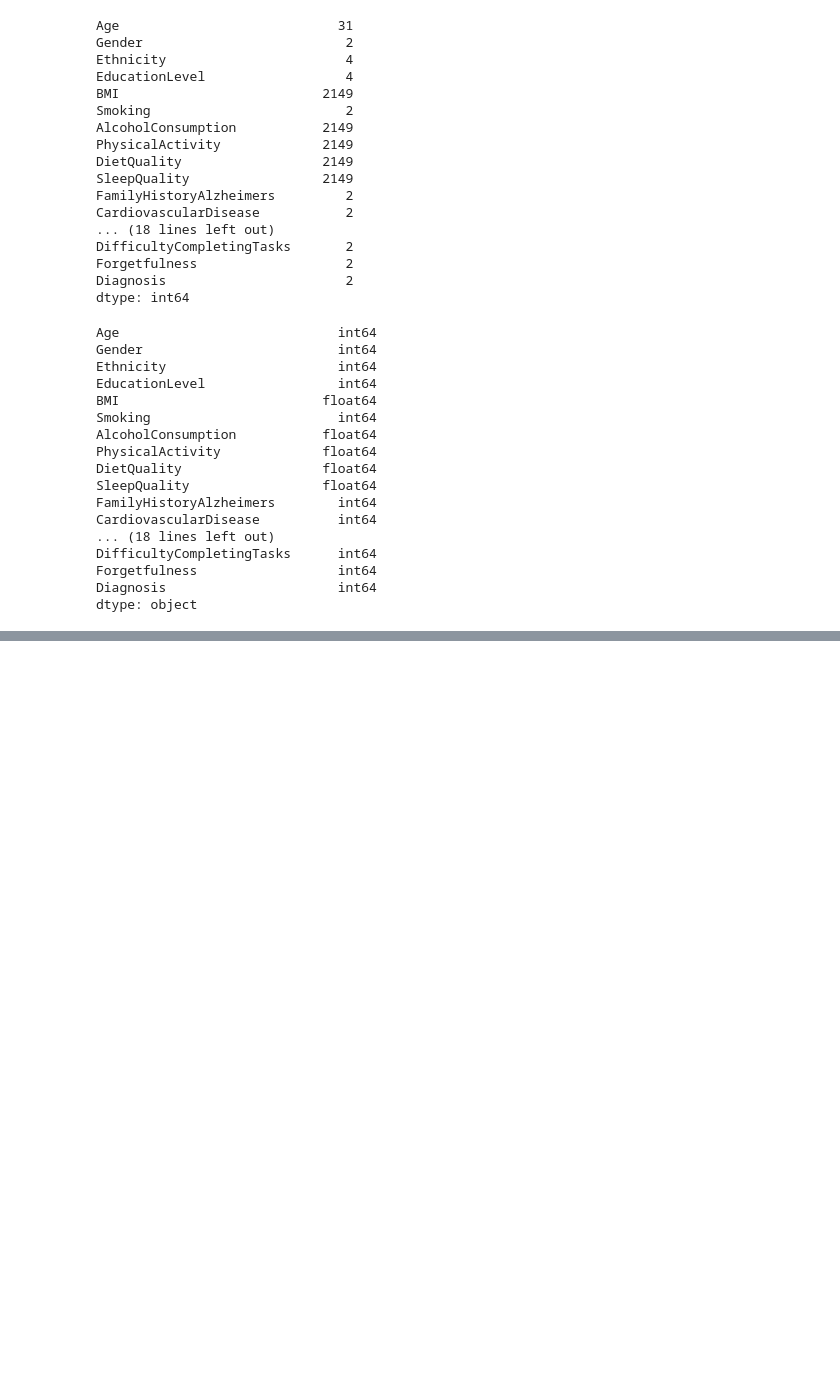
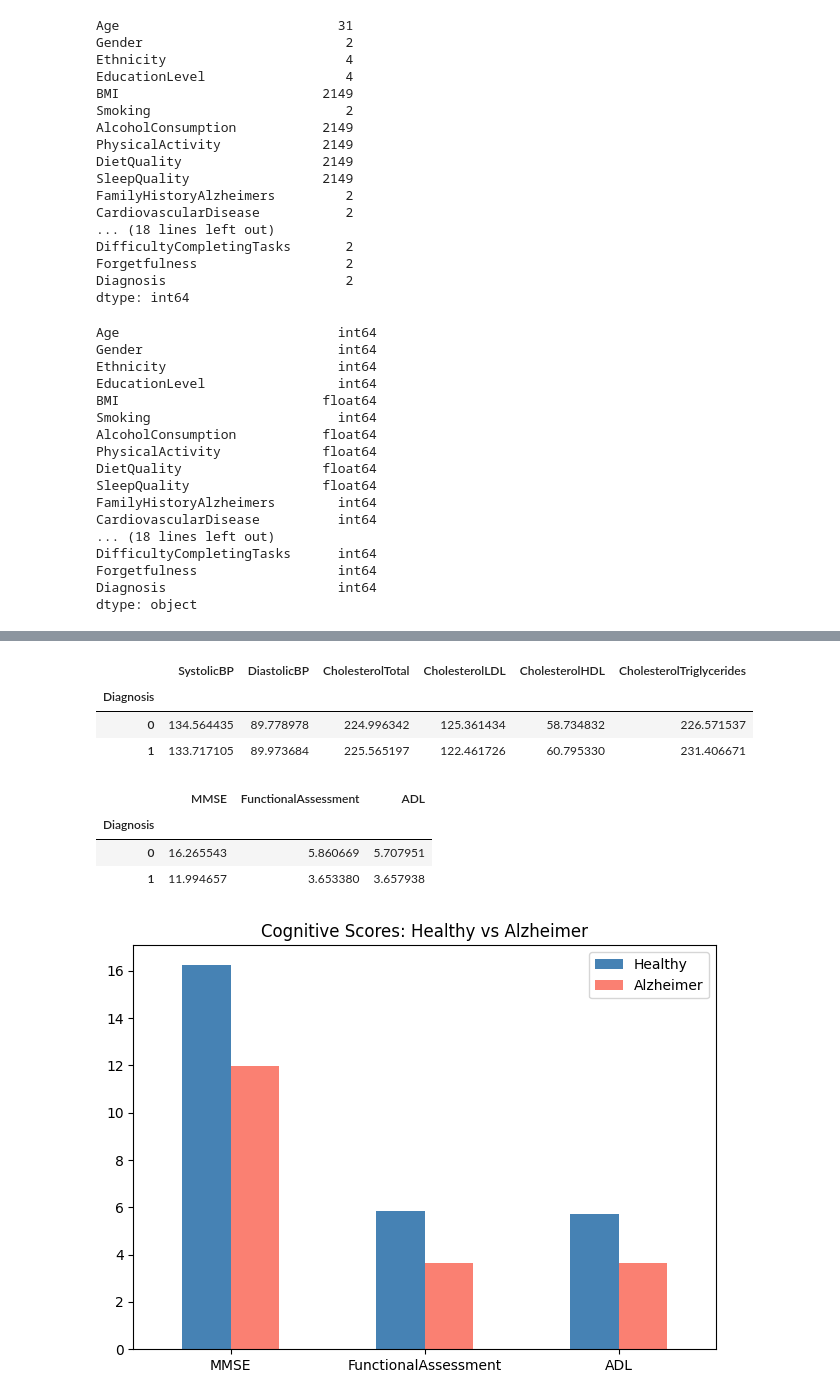
Before and after one commit to JanaMakary/Factors-Associated-with-Alzheimer-s, a Jupyter notebook: analysis.ipynb, the cells around one changed output, grey strips where cells are left out. Cells and saved outputs as stored; diff of their text form; code cells hidden in the pictures; blank space fills up the shorter version.

```diff
--- a/analysis.ipynb
+++ b/analysis.ipynb
@@ -174,0 +346,24 @@ dtype: object
+# %%
+df.groupby('Diagnosis')[clinical].mean()
+# %% [output]
+|  | SystolicBP | DiastolicBP | CholesterolTotal | CholesterolLDL | CholesterolHDL | CholesterolTriglycerides |
+| Diagnosis |  |  |  |  |  |  |
+| 0 | 134.564435 | 89.778978 | 224.996342 | 125.361434 | 58.734832 | 226.571537 |
+| 1 | 133.717105 | 89.973684 | 225.565197 | 122.461726 | 60.795330 | 231.406671 |
+# %%
+numerical_cog = ['MMSE', 'FunctionalAssessment', 'ADL']
+df.groupby('Diagnosis')[numerical_cog].mean()
+# %% [output]
+|  | MMSE | FunctionalAssessment | ADL |
+| Diagnosis |  |  |  |
+| 0 | 16.265543 | 5.860669 | 5.707951 |
+| 1 | 11.994657 | 3.653380 | 3.657938 |
+# %%
+df.groupby('Diagnosis')[numerical_cog].mean().T.plot(kind='bar', color=['steelblue', 'salmon'])
+plt.title('Cognitive Scores: Healthy vs Alzheimer')
+plt.xticks(rotation=0)
+plt.legend(['Healthy', 'Alzheimer'])
+plt.tight_layout()
+plt.show()
+# %% [output]
+[figure, added]
```
Also changed, not shown: parts of 26 cells of this notebook.
